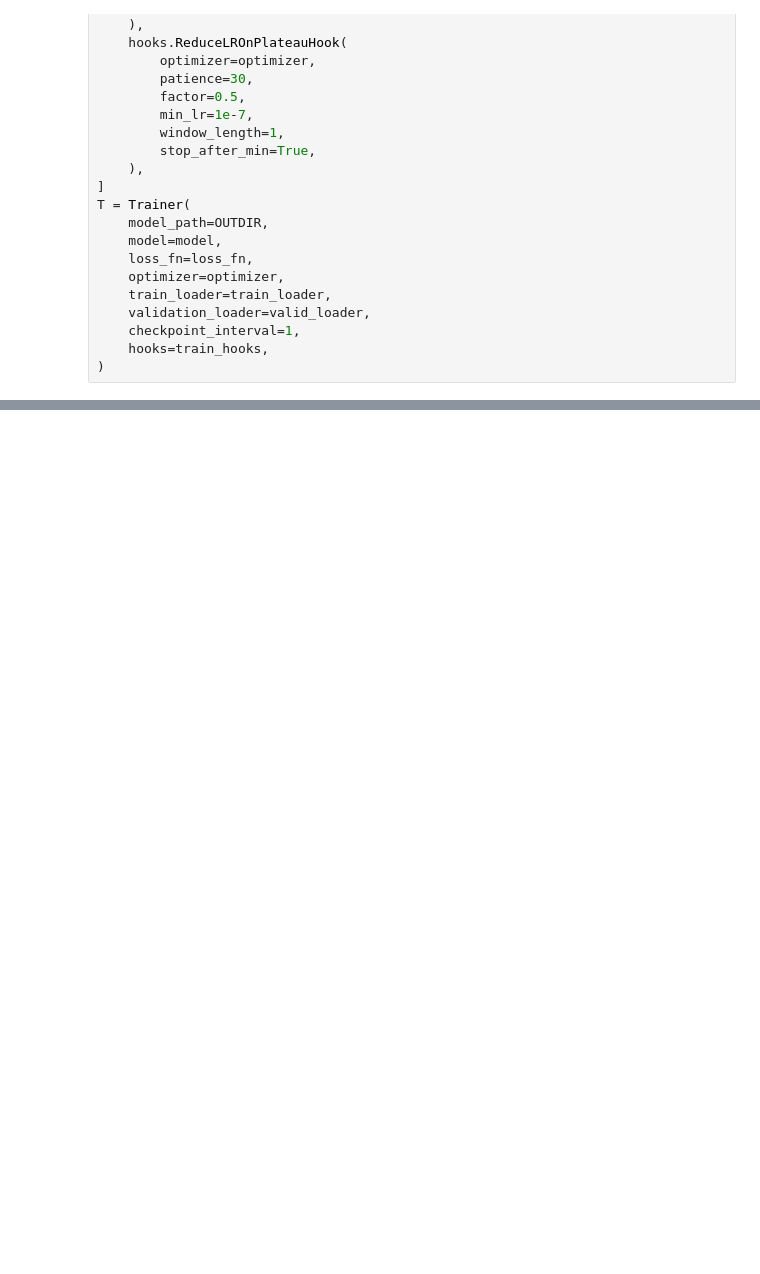
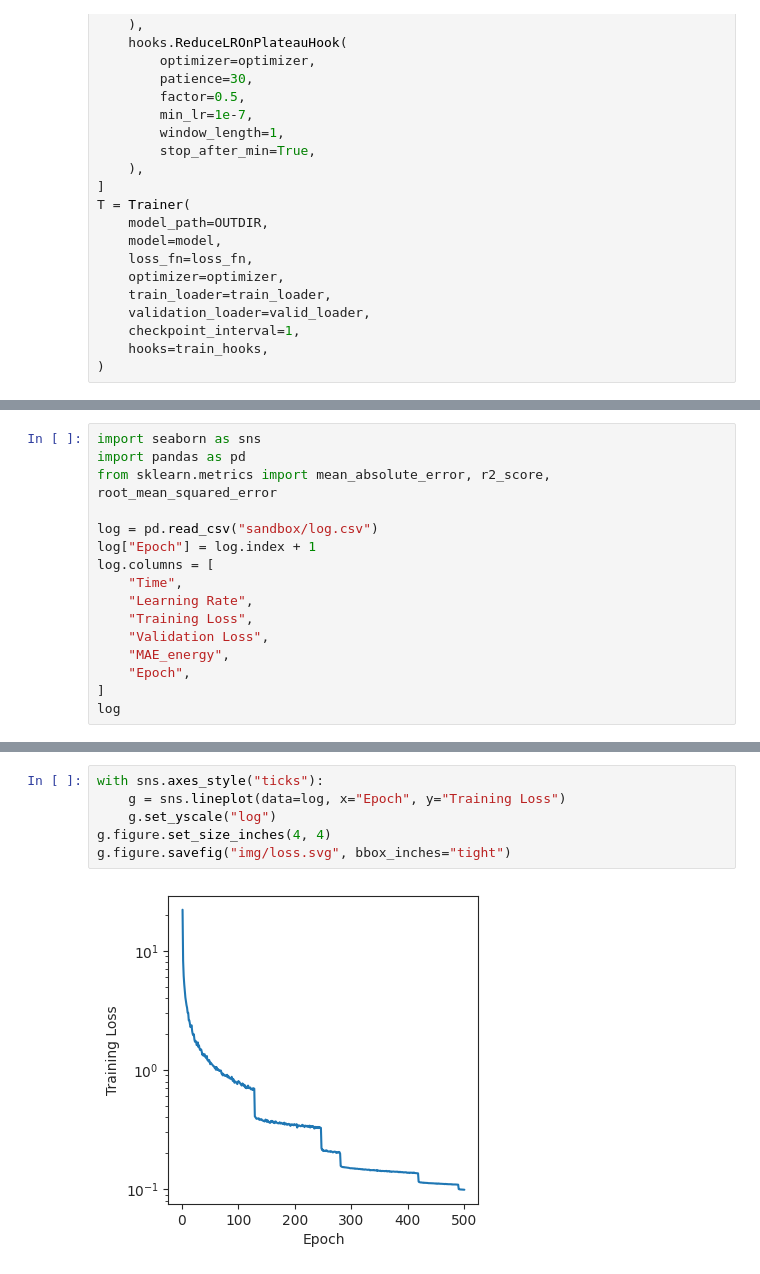
Before and after one commit to gentle1999/qm9star_query, a Jupyter notebook: tutorial/4-train_a_NN_potential_model.ipynb, the cells around one changed output, grey strips where cells are left out. Drawn from its saved outputs; the diff is of its cells as text; blank space fills up the shorter version.

```diff
--- a/tutorial/4-train_a_NN_potential_model.ipynb
+++ b/tutorial/4-train_a_NN_potential_model.ipynb
@@ -171,0 +241,16 @@ T.train(device=device, n_epochs=400)
+# %%
+import seaborn as sns
+import pandas as pd
+from sklearn.metrics import mean_absolute_error, r2_score, root_mean_squared_error
+
+log = pd.read_csv("sandbox/log.csv")
+log["Epoch"] = log.index + 1
+log.columns = [
+    "Time",
+    "Learning Rate",
+    "Training Loss",
+    "Validation Loss",
+    "MAE_energy",
+    "Epoch",
+]
+log
@@ -171,0 +271,8 @@ T.train(device=device, n_epochs=400)
+# %%
+with sns.axes_style("ticks"):
+    g = sns.lineplot(data=log, x="Epoch", y="Training Loss")
+    g.set_yscale("log")
+g.figure.set_size_inches(4, 4)
+g.figure.savefig("img/loss.svg", bbox_inches="tight")
+# %% [output]
+[figure, added]
```
Also changed, not shown: parts of 20 cells of this notebook, 28 other files.
